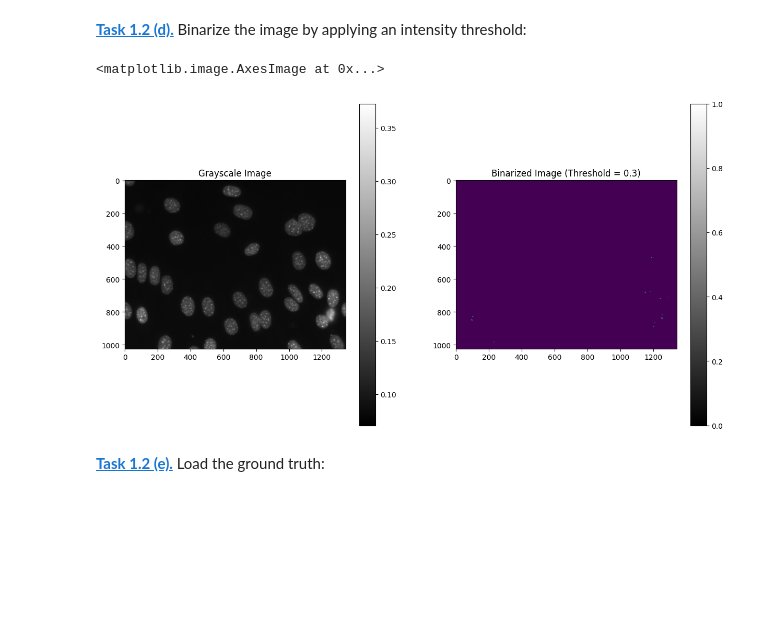
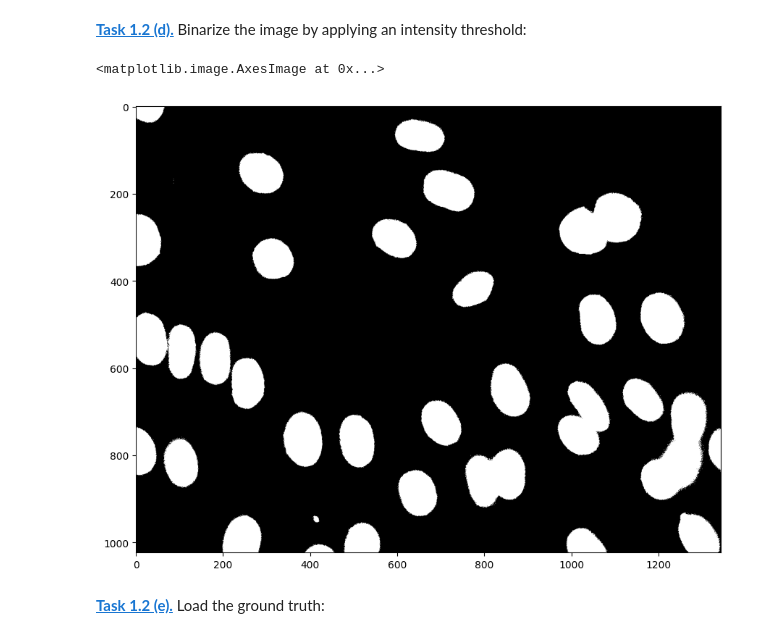
Before and after one commit to PhilippScheulen/philipp-does-fun-hacker-stuff, a Jupyter notebook: segm_threshold.ipynb, the cells around one changed output. Cells and saved outputs as stored; diff of their text form; code cells hidden in the pictures; blank space fills up the shorter version.

```diff
--- a/segm_threshold.ipynb
+++ b/segm_threshold.ipynb
@@ -19,31 +19,14 @@ plt.colorbar()
 # %% [markdown]
 **[Task 1.2 (d).]()** Binarize the image by applying an intensity threshold:
-# %%
-if len(image.shape) == 3:  # Check if it's an RGB image
-    grayscale_image = np.mean(image, axis=-1)  # Average RGB channels
-else:
-    grayscale_image = image  # Image is already grayscale
-
-threshold = 0.3
-
-binary_image =(grayscale_image >= threshold).astype(np.uint8)
-plt.figure(figsize=(15,8))
-
-# Grayscale image
-plt.subplot(1, 2, 1)
-plt.imshow(grayscale_image, cmap="gray")
-plt.title("Grayscale Image")
-plt.colorbar()
-
-# Binarized image
-plt.subplot(1, 2, 2)
-plt.imshow(binary_image, cmap="gray")
-plt.title(f"Binarized Image (Threshold = {threshold})")
-plt.colorbar()
-plt.imshow(binary_image)
-# %% [output]
-<matplotlib.image.AxesImage at 0x...>
-[figure, removed]
+# %%
+threshold = 0.1
+
+binary_image =(image >= threshold)
+plt.figure(figsize=(15,8))
+plt.imshow(binary_image, cmap="grey")
+# %% [output]
+<matplotlib.image.AxesImage at 0x...>
+[figure, added]
 # %% [markdown]
 **[Task 1.2 (e).]()** Load the ground truth:
 # %% [markdown]
```
Also changed, not shown: parts of 1 cell of this notebook, 1 other file.
